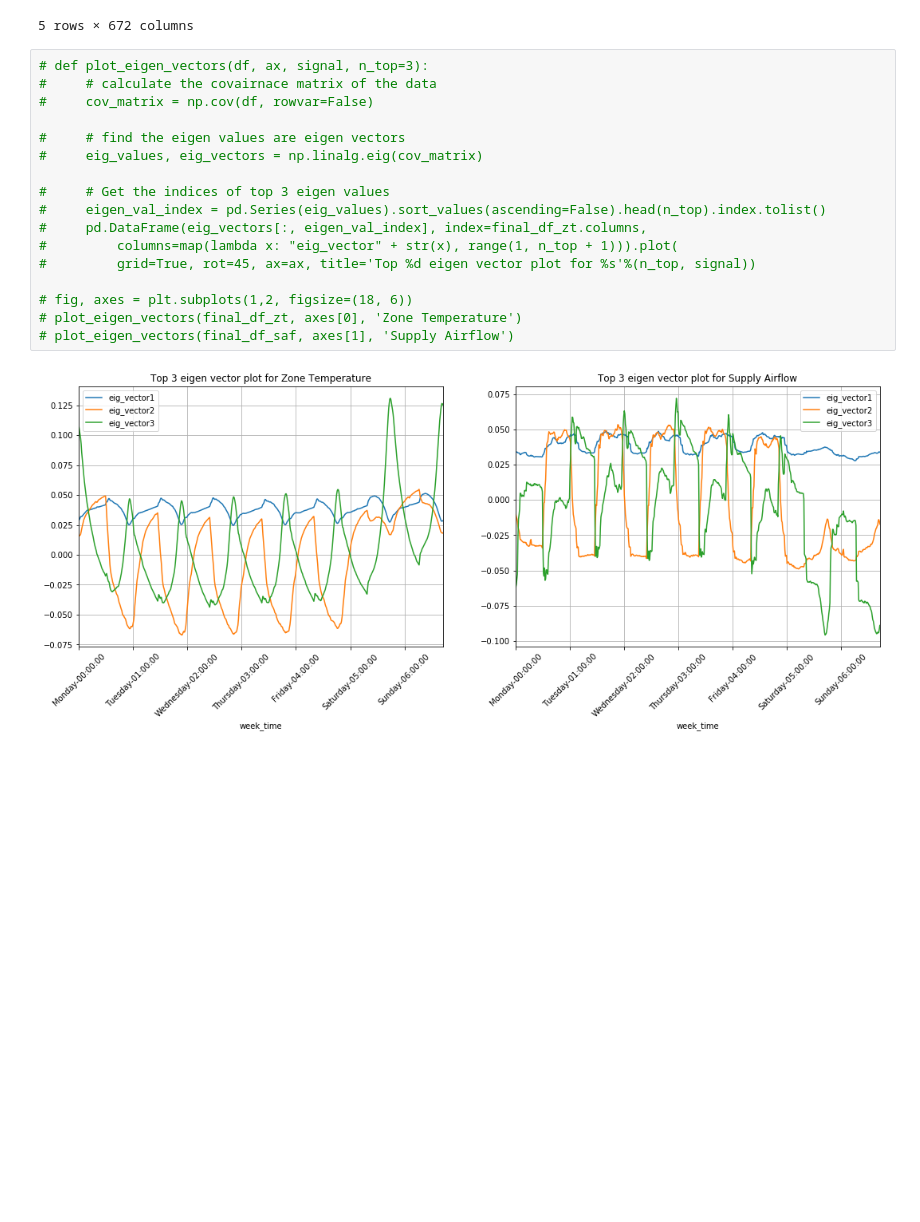
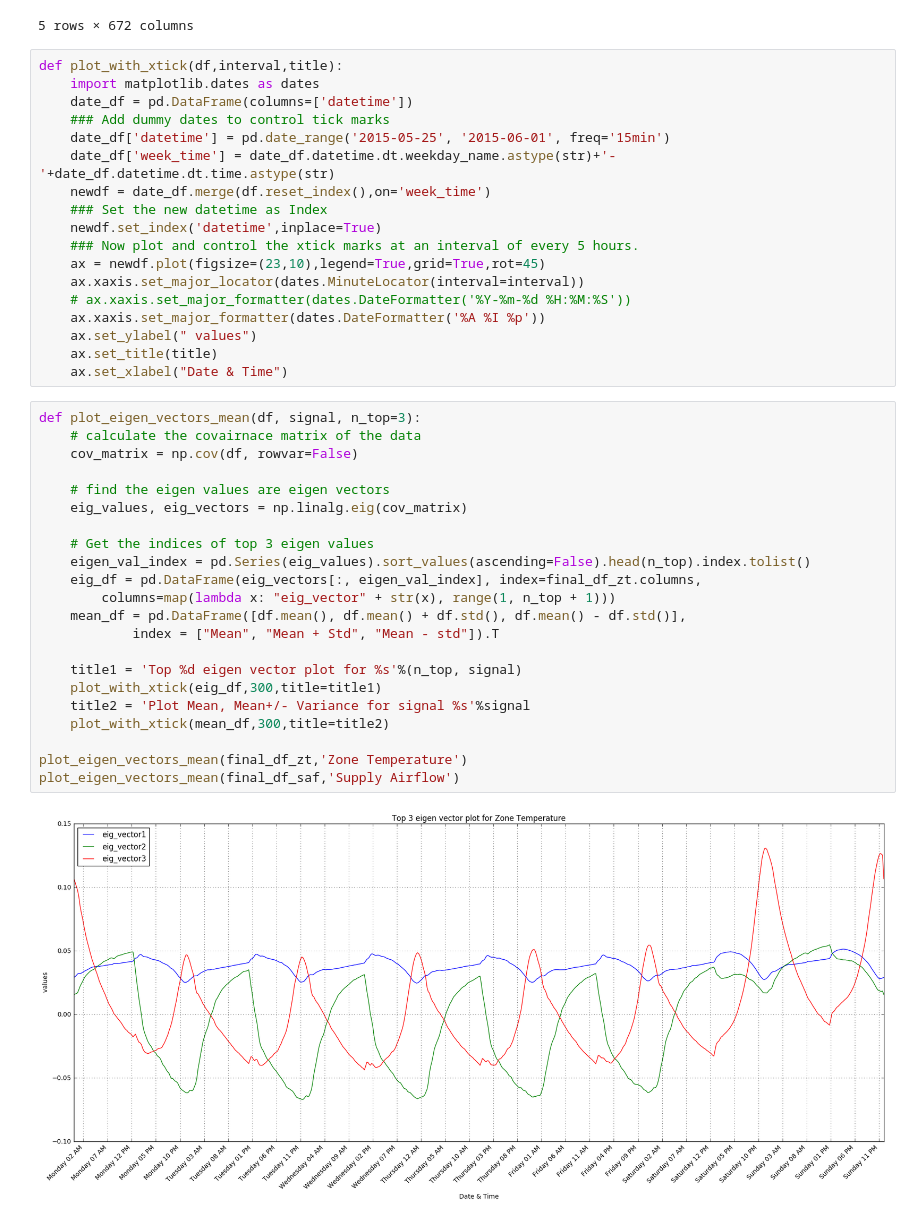
Before and after one commit to mas-dse-mkjaiswa/Capstone, a Jupyter notebook: final/sensor_data_pca.ipynb, the cells around one changed output. Cells and saved outputs as stored; diff of their text form; blank space fills up the shorter version.

```diff
--- a/final/sensor_data_pca.ipynb
+++ b/final/sensor_data_pca.ipynb
@@ -76,22 +76,45 @@ final_df_zt.head()
 | 3 | 75.88 | 75.88 | 75.88 | 75.88 | 75.88 | ... |
 | 4 | 75.34 | 75.34 | 75.34 | 75.34 | 75.34 | ... |
 5 rows × 672 columns
+# %%
+def plot_with_xtick(df,interval,title):
+    import matplotlib.dates as dates
+    date_df = pd.DataFrame(columns=['datetime'])
+    ### Add dummy dates to control tick marks
+    date_df['datetime'] = pd.date_range('2015-05-25', '2015-06-01', freq='15min')
+    date_df['week_time'] = date_df.datetime.dt.weekday_name.astype(str)+'-'+date_df.datetime.dt.time.astype(str)
+    newdf = date_df.merge(df.reset_index(),on='week_time')
+    ### Set the new datetime as Index
+    newdf.set_index('datetime',inplace=True)
+    ### Now plot and control the xtick marks at an interval of every 5 hours.
+    ax = newdf.plot(figsize=(23,10),legend=True,grid=True,rot=45)
+    ax.xaxis.set_major_locator(dates.MinuteLocator(interval=interval))
+    # ax.xaxis.set_major_formatter(dates.DateFormatter('%Y-%m-%d %H:%M:%S'))
+    ax.xaxis.set_major_formatter(dates.DateFormatter('%A %I %p'))
+    ax.set_ylabel(" values")
+    ax.set_title(title)
+    ax.set_xlabel("Date & Time")
 # %%
-# def plot_eigen_vectors(df, ax, signal, n_top=3):
-#     # calculate the covairnace matrix of the data
-#     cov_matrix = np.cov(df, rowvar=False)
+def plot_eigen_vectors_mean(df, signal, n_top=3):
+    # calculate the covairnace matrix of the data
+    cov_matrix = np.cov(df, rowvar=False)
 
-#     # find the eigen values are eigen vectors
-#     eig_values, eig_vectors = np.linalg.eig(cov_matrix)
+    # find the eigen values are eigen vectors
+    eig_values, eig_vectors = np.linalg.eig(cov_matrix)
 
-#     # Get the indices of top 3 eigen values
-#     eigen_val_index = pd.Series(eig_values).sort_values(ascending=False).head(n_top).index.tolist()
-#     pd.DataFrame(eig_vectors[:, eigen_val_index], index=final_df_zt.columns,
-#         columns=map(lambda x: "eig_vector" + str(x), range(1, n_top + 1))).plot(
-#         grid=True, rot=45, ax=ax, title='Top %d eigen vector plot for %s'%(n_top, signal))
+    # Get the indices of top 3 eigen values
+    eigen_val_index = pd.Series(eig_values).sort_values(ascending=False).head(n_top).index.tolist()
+    eig_df = pd.DataFrame(eig_vectors[:, eigen_val_index], index=final_df_zt.columns,
+        columns=map(lambda x: "eig_vector" + str(x), range(1, n_top + 1)))
+    mean_df = pd.DataFrame([df.mean(), df.mean() + df.std(), df.mean() - df.std()],
+            index = ["Mean", "Mean + Std", "Mean - std"]).T
 
-# fig, axes = plt.subplots(1,2, figsize=(18, 6))
-# plot_eigen_vectors(final_df_zt, axes[0], 'Zone Temperature')
-# plot_eigen_vectors(final_df_saf, axes[1], 'Supply Airflow')
+    title1 = 'Top %d eigen vector plot for %s'%(n_top, signal)
+    plot_with_xtick(eig_df,300,title=title1)
+    title2 = 'Plot Mean, Mean+/- Variance for signal %s'%signal
+    plot_with_xtick(mean_df,300,title=title2)
+
+plot_eigen_vectors_mean(final_df_zt,'Zone Temperature')
+plot_eigen_vectors_mean(final_df_saf,'Supply Airflow')
 # %% [output]
-[figure, old version]
+[figure, new version]
```
Also changed, not shown: parts of 3 cells of this notebook.
